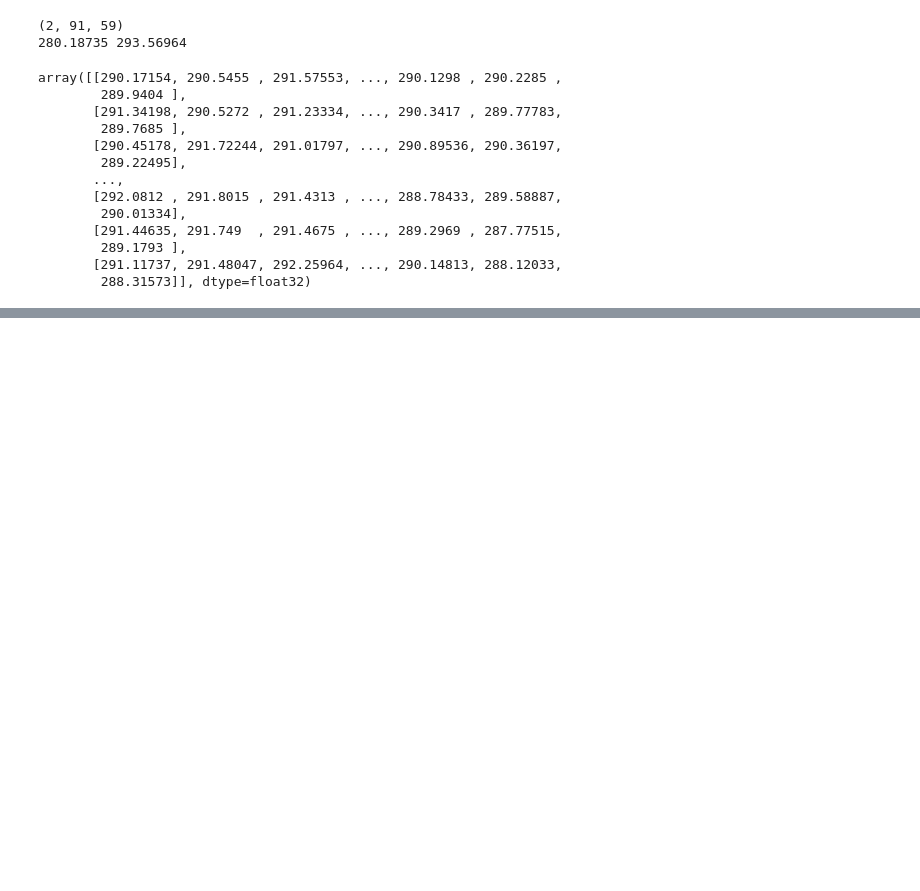
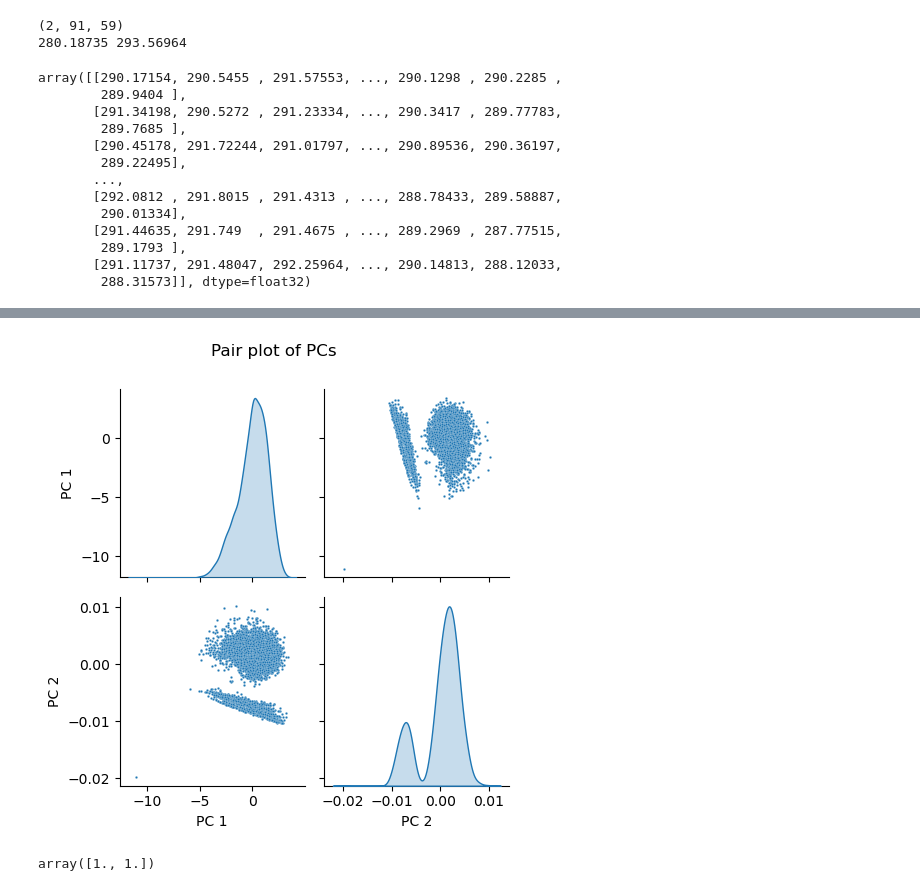
Before and after one commit to jesseniagonzalezv/ICON_RTTOV, a Jupyter notebook: code_test/PCA-simulation.ipynb, the cells around one changed output, grey strips where cells are left out. Drawn from its saved outputs; the diff is of its cells as text; code cells hidden in the pictures; blank space fills up the shorter version.

```diff
--- a/code_test/PCA-simulation.ipynb
+++ b/code_test/PCA-simulation.ipynb
@@ -432,0 +583,21 @@ plt.show()
+# %%
+#PCnames = {str(i): f"PC {i+1}" for i in range(n_components)}
+
+PCnames = ['PC 1','PC 2']
+b = sns.pairplot(pd.DataFrame(PC,
+                columns = PCnames),
+                 diag_kind='kde',plot_kws={"s": 3})
+
+b.fig.suptitle("Pair plot of PCs", y=1.00)
+plt.tight_layout()
+#b.savefig("Pair_plot_of_PCs.png")
+plt.show()
+# %% [output]
+[figure, added]
+# %%
+tot = sum(EigVal)  #https://medium.com/luca-chuangs-bapm-notes/principal-component-analysis-pca-using-python-scikit-learn-48c4c13e49af
+var_exp = [(i / tot) for i in sorted(EigVal, reverse=True)]
+cum_var_exp = np.cumsum(var_exp)
+cum_var_exp
+# %% [output]
+array([1., 1.])
```
Also changed, not shown: parts of 31 cells of this notebook.
